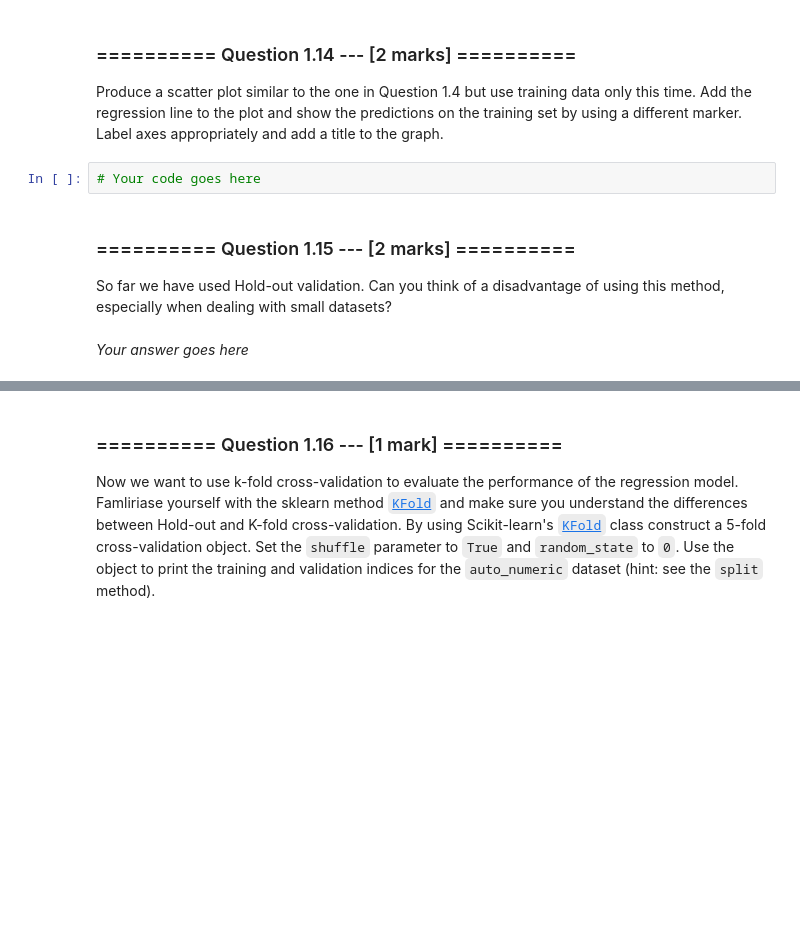
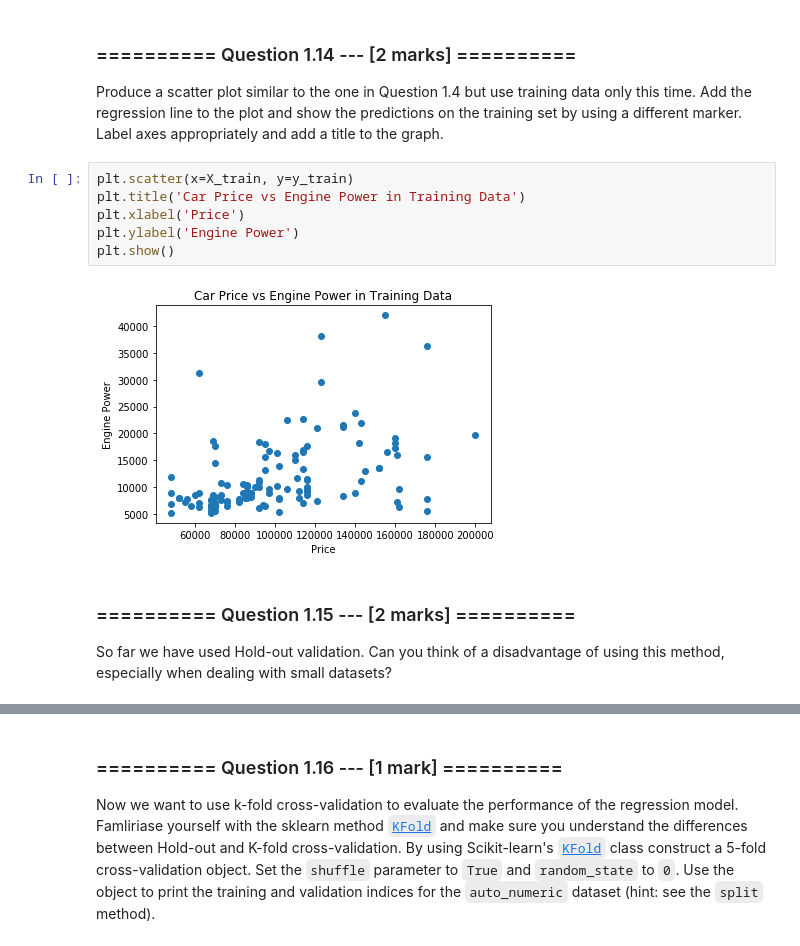
Before and after one commit to hirshagarwal/iaml2017, a Jupyter notebook: Agarwal Assignment 2.ipynb, the cells around one changed output, grey strips where cells are left out. Saved outputs shown, nothing was run; the diff lists cells and outputs as text; blank space fills up the shorter version.

```diff
--- a/Agarwal Assignment 2.ipynb
+++ b/Agarwal Assignment 2.ipynb
@@ -202,10 +210,14 @@ What happens to the price as one more unit of engine-power is added? By examinin
 # %% [markdown]
 ### ========== Question 1.14 --- [2 marks] ==========
 Produce a scatter plot similar to the one in Question 1.4 but use training data only this time. Add the regression line to the plot and show the predictions on the training set by using a different marker. Label axes appropriately and add a title to the graph.
-# %%
-# Your code goes here
+# %%
+plt.scatter(x=X_train, y=y_train)
+plt.title('Car Price vs Engine Power in Training Data')
+plt.xlabel('Price')
+plt.ylabel('Engine Power')
+plt.show()
+# %% [output]
+[figure, added]
 # %% [markdown]
 ### ========== Question 1.15 --- [2 marks] ==========
 So far we have used Hold-out validation. Can you think of a disadvantage of using this method, especially when dealing with small datasets?
-# %% [markdown]
-*Your answer goes here*
```
Also changed, not shown: parts of 10 cells of this notebook, 1 other file.
